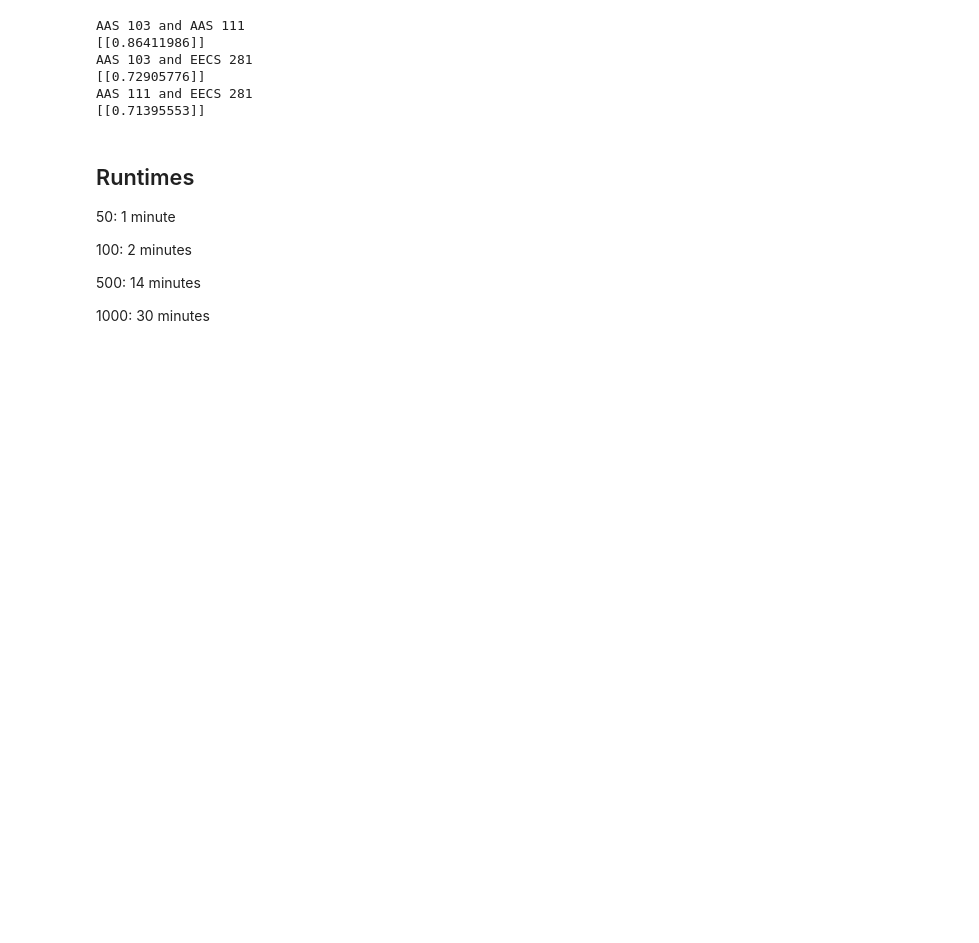
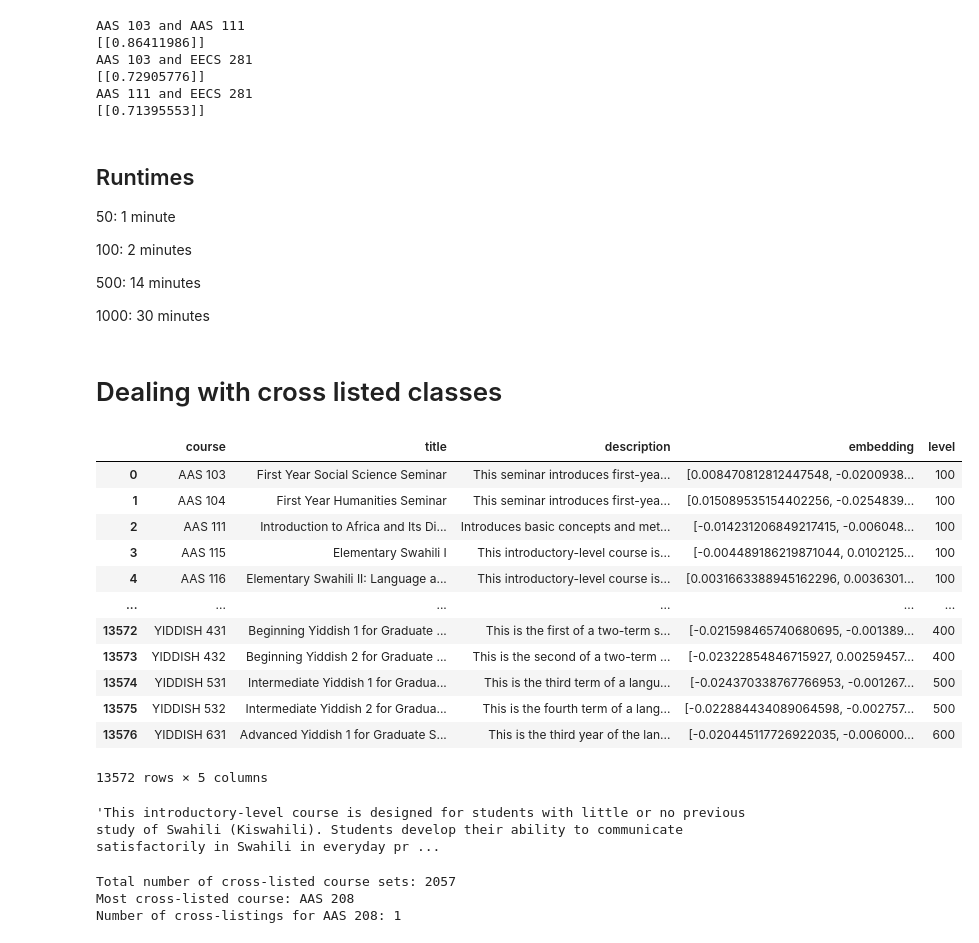
Before and after one commit to hughvd/UM-CAI-Fellowship, a Jupyter notebook: recommender/generateEmbeddings.ipynb, the cells around one changed output. Saved outputs shown, nothing was run; the diff lists cells and outputs as text; code cells hidden in the pictures; blank space fills up the shorter version.

Commit message:
added scripted to clean up cross listed courses

```diff
--- a/recommender/generateEmbeddings.ipynb
+++ b/recommender/generateEmbeddings.ipynb
@@ -110,0 +139,24 @@ def generateEmbeddingsDataframe(df):
+# %% [markdown]
+# Dealing with cross listed classes
+# %%
+df = pd.read_pickle(r"C:\Users\hvand\Documents\UM-CAI-Fellowship\recommender\embeddings.pkl")
+df
+# %% [output]
+|  | course | title | description | embedding | level |
+| 0 | AAS 103 | First Year Social Science Seminar | This seminar introduces first-yea... | [0.008470812812447548, -0.0200938... | 100 |
+| 1 | AAS 104 | First Year Humanities Seminar | This seminar introduces first-yea... | [0.015089535154402256, -0.0254839... | 100 |
+| 2 | AAS 111 | Introduction to Africa and Its Di... | Introduces basic concepts and met... | [-0.014231206849217415, -0.006048... | 100 |
+| 3 | AAS 115 | Elementary Swahili I | This introductory-level course is... | [-0.004489186219871044, 0.0102125... | 100 |
+| 4 | AAS 116 | Elementary Swahili II: Language a... | This introductory-level course is... | [0.0031663388945162296, 0.0036301... | 100 |
+| ... | ... | ... | ... | ... | ... |
+| 13572 | YIDDISH 431 | Beginning Yiddish 1 for Graduate ... | This is the first of a two-term s... | [-0.021598465740680695, -0.001389... | 400 |
+| 13573 | YIDDISH 432 | Beginning Yiddish 2 for Graduate ... | This is the second of a two-term ... | [-0.02322854846715927, 0.00259457... | 400 |
+| 13574 | YIDDISH 531 | Intermediate Yiddish 1 for Gradua... | This is the third term of a langu... | [-0.024370338767766953, -0.001267... | 500 |
+| 13575 | YIDDISH 532 | Intermediate Yiddish 2 for Gradua... | This is the fourth term of a lang... | [-0.022884434089064598, -0.002757... | 500 |
+| 13576 | YIDDISH 631 | Advanced Yiddish 1 for Graduate S... | This is the third year of the lan... | [-0.020445117726922035, -0.006000... | 600 |
+13572 rows × 5 columns
+# %%
+description = df.loc[df['course'] == "AAS 115", 'description'].values[0]
+description
+# %% [output]
+'This introductory-level course is designed for students with little or no previous study of Swahili (Kiswahili). Students develop their ability to communicate satisfactorily in Swahili in everyday pr ...
@@ -110,0 +226,6 @@ def generateEmbeddingsDataframe(df):
+# %%
+cl = find_cross_listed_courses(df)
+# %% [output]
+Total number of cross-listed course sets: 2057
+Most cross-listed course: AAS 208
+Number of cross-listings for AAS 208: 1
```
Also changed, not shown: parts of 15 cells of this notebook, 1 other file.
